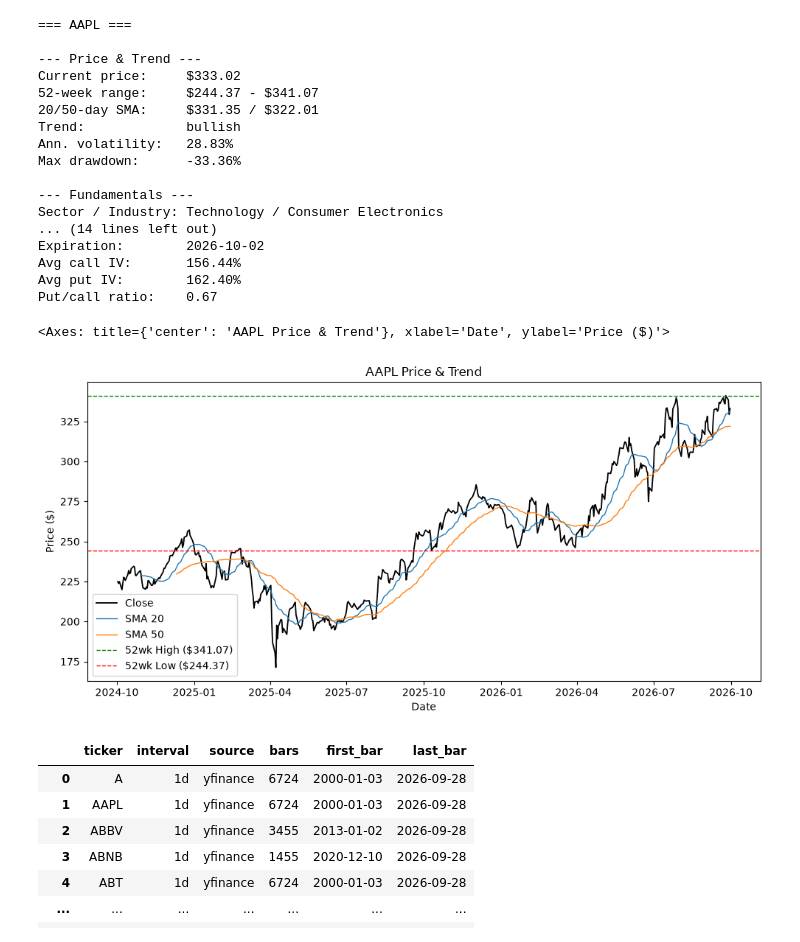
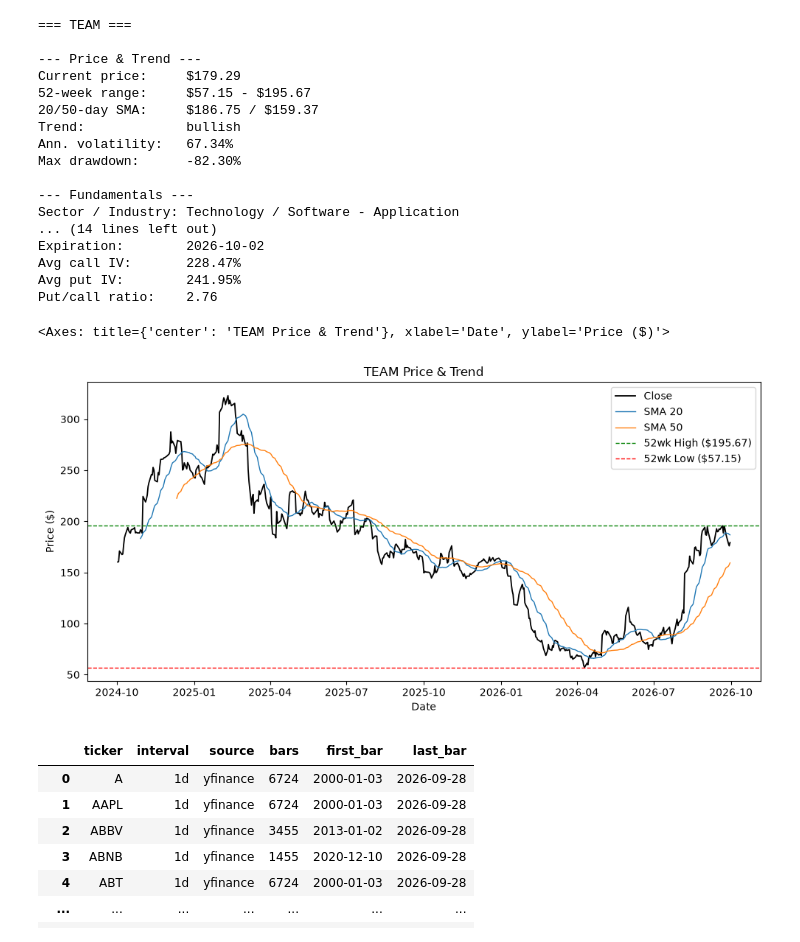
Before and after one commit to mpatelgr/finance-data-pipeline, a Jupyter notebook: notebooks/05_yfinance_test.ipynb, the cells around one changed output. Cells and saved outputs as stored; diff of their text form; code cells hidden in the pictures.

```diff
--- a/notebooks/05_yfinance_test.ipynb
+++ b/notebooks/05_yfinance_test.ipynb
@@ -1,31 +1,31 @@
 # %%
 import sys
 sys.path.append('..')
 import src as fp   # "fp" for finance pipeline, or whatever short name you like
 
-report = fp.analyze_stock("AAPL")
+report = fp.analyze_stock("TEAM")
 fp.print_report(report)
 fp.plot_technicals(report)
 # %% [output]
-=== AAPL ===
+=== TEAM ===
 
 --- Price & Trend ---
-Current price:     $333.02
-52-week range:     $244.37 - $341.07
-20/50-day SMA:     $331.35 / $322.01
+Current price:     $179.29
+52-week range:     $57.15 - $195.67
+20/50-day SMA:     $186.75 / $159.37
 Trend:             bullish
-Ann. volatility:   28.83%
-Max drawdown:      -33.36%
+Ann. volatility:   67.34%
+Max drawdown:      -82.30%
 
 --- Fundamentals ---
-Sector / Industry: Technology / Consumer Electronics
+Sector / Industry: Technology / Software - Application
 ... (14 lines left out)
 Expiration:        2026-10-02
-Avg call IV:       156.44%
-Avg put IV:        162.40%
-Put/call ratio:    0.67
+Avg call IV:       228.47%
+Avg put IV:        241.95%
+Put/call ratio:    2.76
-<Axes: title={'center': 'AAPL Price & Trend'}, xlabel='Date', ylabel='Price ($)'>
+<Axes: title={'center': 'TEAM Price & Trend'}, xlabel='Date', ylabel='Price ($)'>
-[figure, old version]
+[figure, new version]
 # %%
 import pandas as pd
 import sqlite3
```
Also changed, not shown: parts of 1 cell of this notebook, 1 other file.
